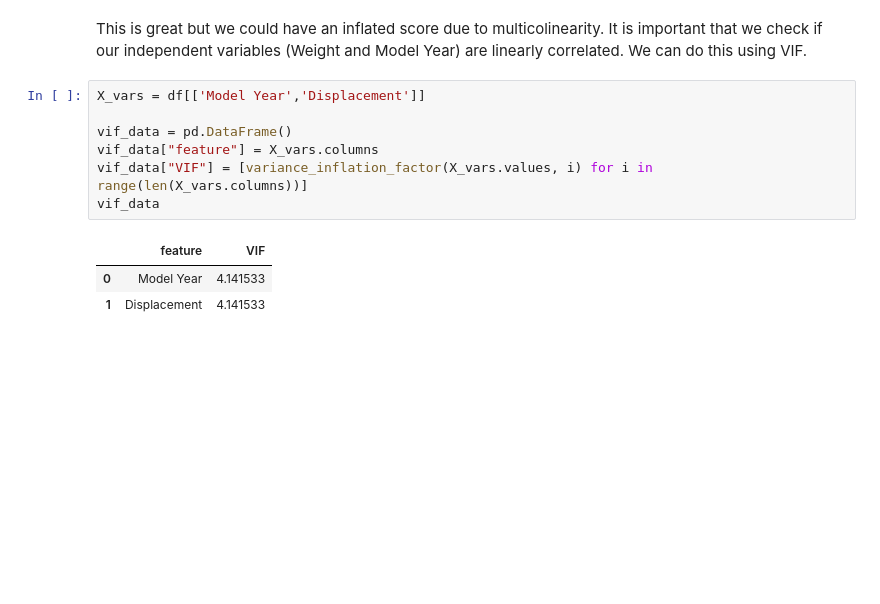
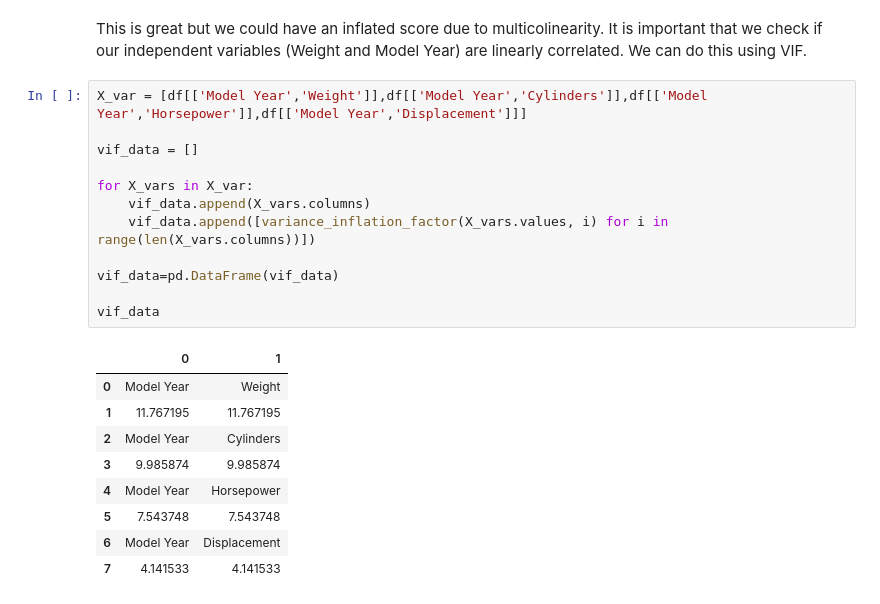
Before and after one commit to adenletchworth/Auto-MPG-Data-Analysis, a Jupyter notebook: dataAnalysis.ipynb, the cells around one changed output. Drawn from its saved outputs; the diff is of its cells as text; blank space fills up the shorter version.

Commit message:
Made table for analyzing VIF

```diff
--- a/dataAnalysis.ipynb
+++ b/dataAnalysis.ipynb
@@ -306,13 +305,24 @@ The Multiple Linear Regression explains our variation more by a magnitude of 220
 # %% [markdown]
 This is great but we could have an inflated score due to multicolinearity. It is important that we check if our independent variables (Weight and Model Year) are linearly correlated. We can do this using VIF.
 # %%
-X_vars = df[['Model Year','Displacement']]
+X_var = [df[['Model Year','Weight']],df[['Model Year','Cylinders']],df[['Model Year','Horsepower']],df[['Model Year','Displacement']]]
 
-vif_data = pd.DataFrame()
-vif_data["feature"] = X_vars.columns
-vif_data["VIF"] = [variance_inflation_factor(X_vars.values, i) for i in range(len(X_vars.columns))]
+vif_data = []
+
+for X_vars in X_var:
+    vif_data.append(X_vars.columns)
+    vif_data.append([variance_inflation_factor(X_vars.values, i) for i in range(len(X_vars.columns))])
+
+vif_data=pd.DataFrame(vif_data)
+
 vif_data
 # %% [output]
-|  | feature | VIF |
-| 0 | Model Year | 4.141533 |
-| 1 | Displacement | 4.141533 |
+|  | 0 | 1 |
+| 0 | Model Year | Weight |
+| 1 | 11.767195 | 11.767195 |
+| 2 | Model Year | Cylinders |
+| 3 | 9.985874 | 9.985874 |
+| 4 | Model Year | Horsepower |
+| 5 | 7.543748 | 7.543748 |
+| 6 | Model Year | Displacement |
+| 7 | 4.141533 | 4.141533 |
```
Also changed, not shown: parts of 1 cell of this notebook, 1 other file.
